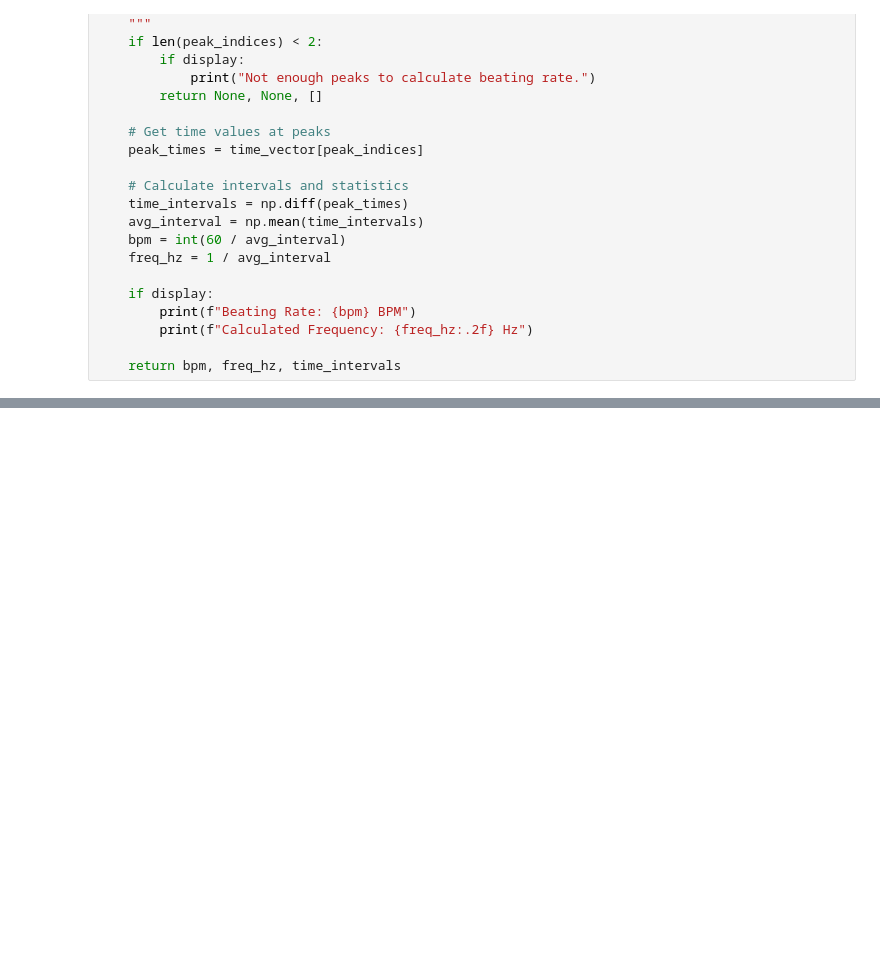
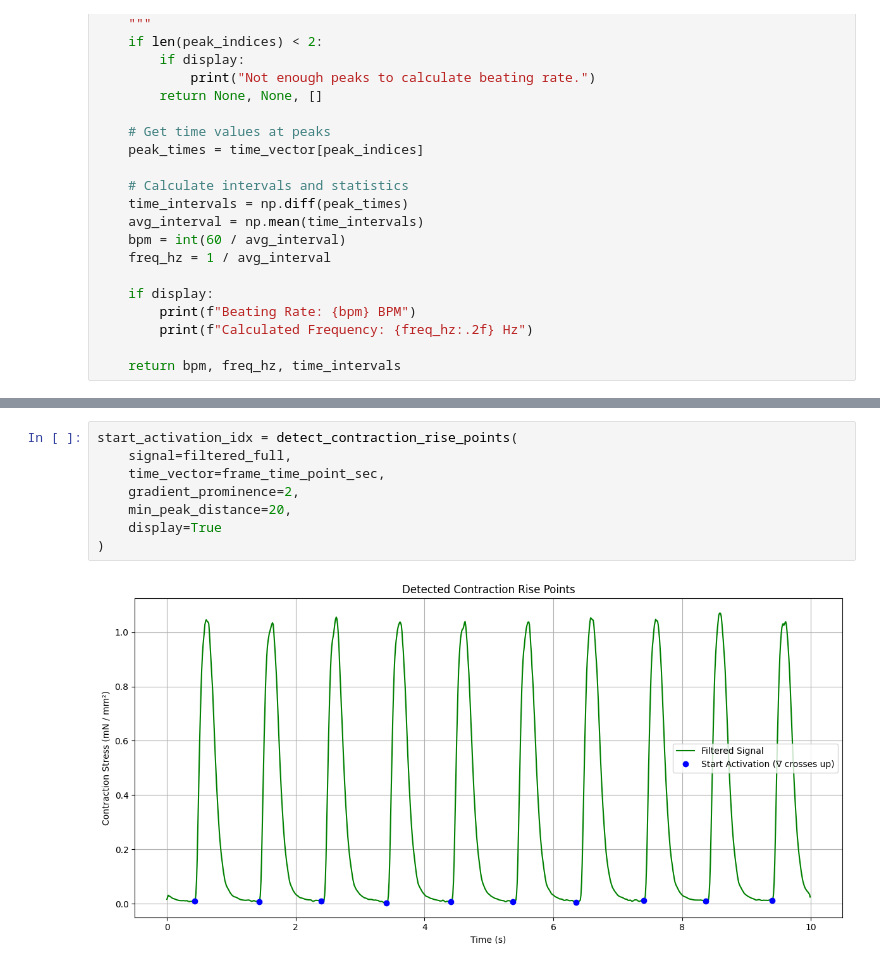
Before and after one commit to dor-ch/Caspi-s-Lab, a Jupyter notebook: processing and parameters from FF algo.ipynb, the cells around one changed output, grey strips where cells are left out. Saved outputs shown, nothing was run; the diff lists cells and outputs as text; blank space fills up the shorter version.

```diff
--- a/processing and parameters from FF algo.ipynb
+++ b/processing and parameters from FF algo.ipynb
@@ -601,0 +429,10 @@ Saved: C:\Users\CaspiLab\Desktop\smarthreart - Dor's codes\18 TIFFS for comperis
+# %%
+start_activation_idx = detect_contraction_rise_points(
+    signal=filtered_full,
+    time_vector=frame_time_point_sec,
+    gradient_prominence=2,
+    min_peak_distance=20,
+    display=True
+)
+# %% [output]
+[figure, added]
```
Also changed, not shown: parts of 40 cells of this notebook.
